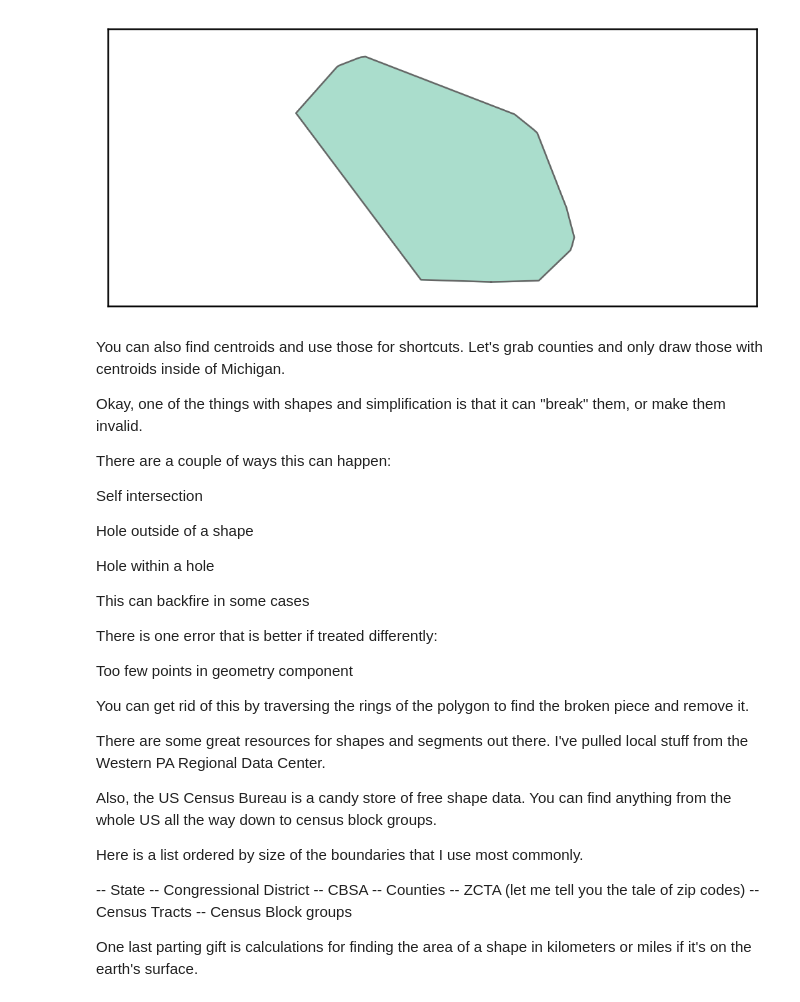
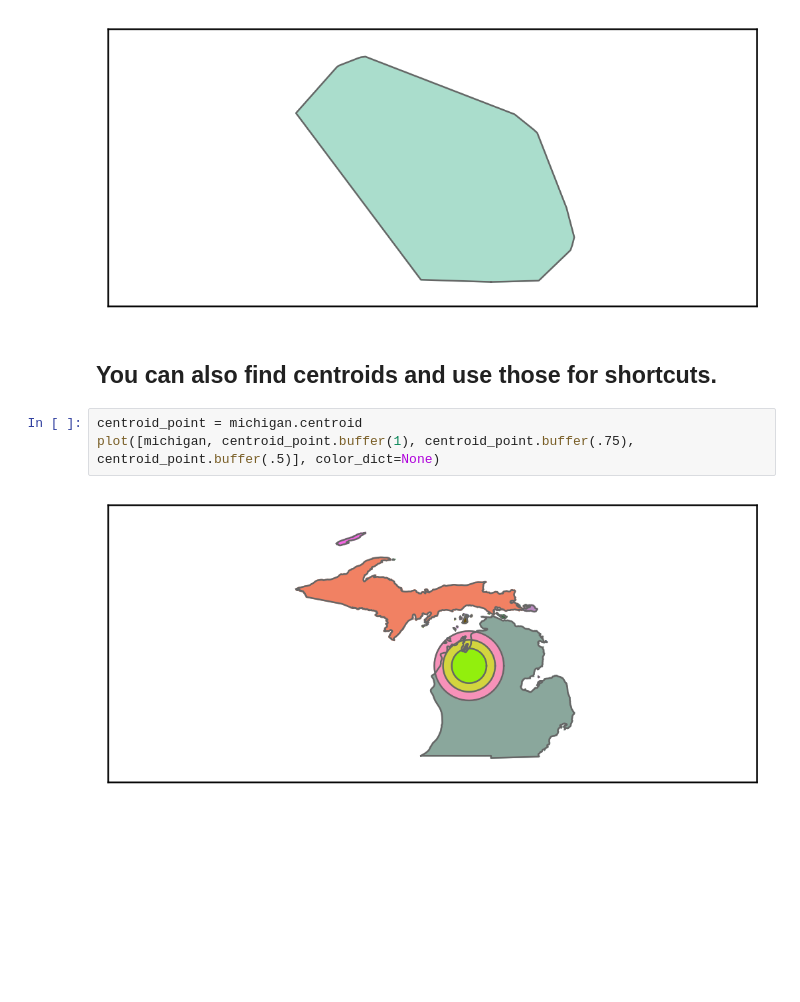
Before and after one commit to nosila/PGH_Tech_Fest, a Jupyter notebook: Tech Fest Notebook.ipynb, the cells around one changed output. Cells and saved outputs as stored; diff of their text form; blank space fills up the shorter version.

Commit message:
Added geo shapes and shape fixes

```diff
--- a/Tech Fest Notebook.ipynb
+++ b/Tech Fest Notebook.ipynb
@@ -417,40 +451,10 @@ plot(michigan.simplify(.1, preserve_topology=False))
 plot(michigan.convex_hull)
 # %% [output]
 [figure]
-# %% [markdown]
-
-You can also find centroids and use those for shortcuts.  Let's grab counties and only draw those with centroids inside of Michigan.
-
-Okay, one of the things with shapes and simplification is that it can "break" them, or make them invalid.
-
-There are a couple of ways this can happen:
-
-Self intersection
-
-Hole outside of a shape
-
-Hole within a hole
-
-This can backfire in some cases
-
-There is one error that is better if treated differently:
-
-Too few points in geometry component
-
-You can get rid of this by traversing the rings of the polygon to find the broken piece and remove it.
-
-There are some great resources for shapes and segments out there.  I've pulled local stuff from the Western PA Regional Data Center.
-
-Also, the US Census Bureau is a candy store of free shape data.  You can find anything from the whole US all the way down to census block groups.
-
-Here is a list ordered by size of the boundaries that I use most commonly.
-
--- State
--- Congressional District
--- CBSA
--- Counties
--- ZCTA (let me tell you the tale of zip codes)
--- Census Tracts
--- Census Block groups
-
-One last parting gift is calculations for finding the area of a shape in kilometers or miles if it's on the earth's surface.
+# %% [markdown]
+## You can also find centroids and use those for shortcuts.
+# %%
+centroid_point = michigan.centroid
+plot([michigan, centroid_point.buffer(1), centroid_point.buffer(.75), centroid_point.buffer(.5)], color_dict=None)
+# %% [output]
+[figure, added]
```
Also changed, not shown: parts of 43 cells of this notebook.
